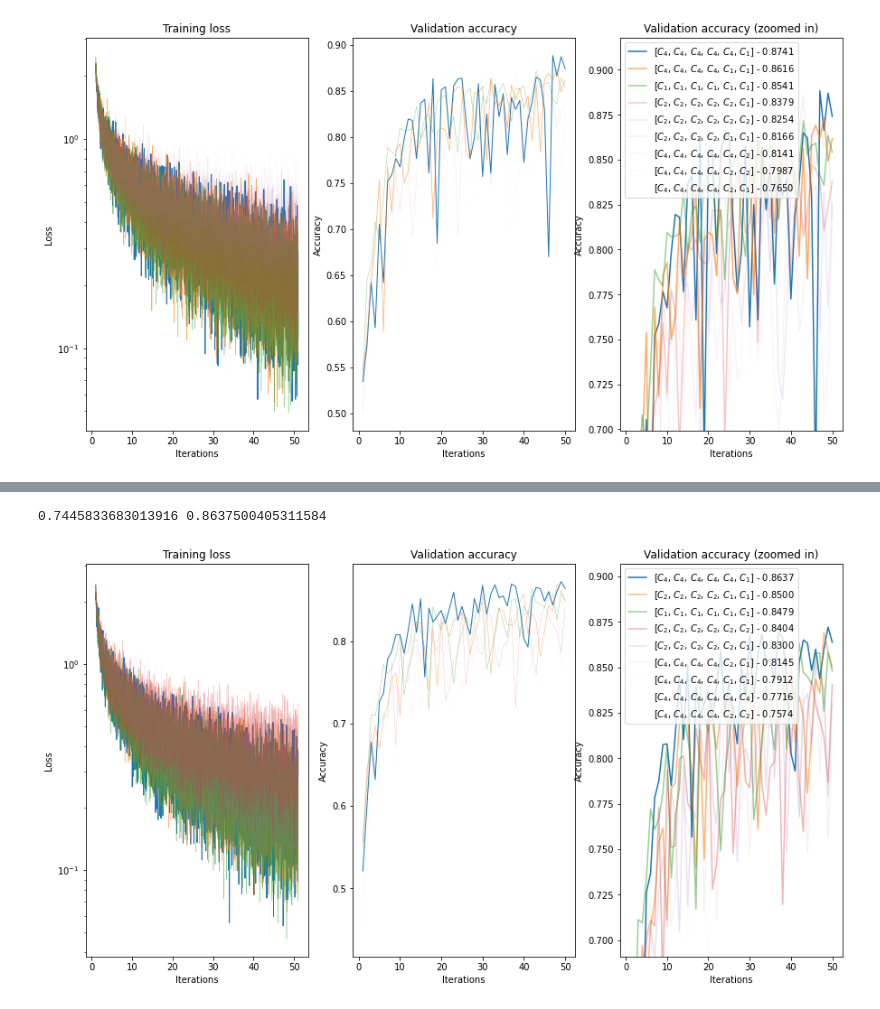
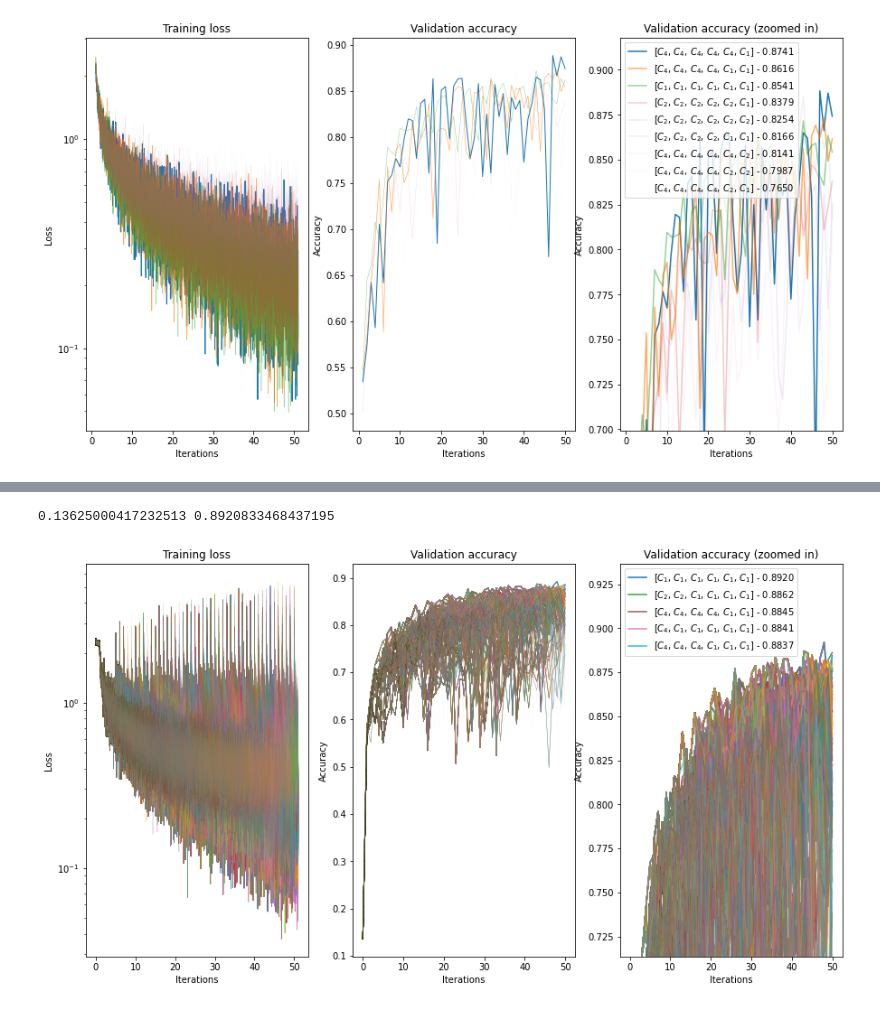
Before and after one commit to k8lion/equiNAS, a Jupyter notebook: plot.ipynb, the cells around one changed output, grey strips where cells are left out. Drawn from its saved outputs; the diff is of its cells as text; code cells hidden in the pictures.

```diff
--- a/plot.ipynb
+++ b/plot.ipynb
@@ -69,5 +79,5 @@ plothillclimb('out/logshc_2022-06-28_10:16:20.pkl')
 # %%
-plothillclimb('out/logshc_2022-06-28_10:15:57.pkl')
+plothillclimb('out/aniti/logshc_2022-06-28_15:57:57.pkl')
 # %% [output]
-0.7445833683013916 0.8637500405311584
+0.13625000417232513 0.8920833468437195
-[figure, old version]
+[figure, new version]
```
Also changed, not shown: parts of 5 cells of this notebook, 3 other files.
